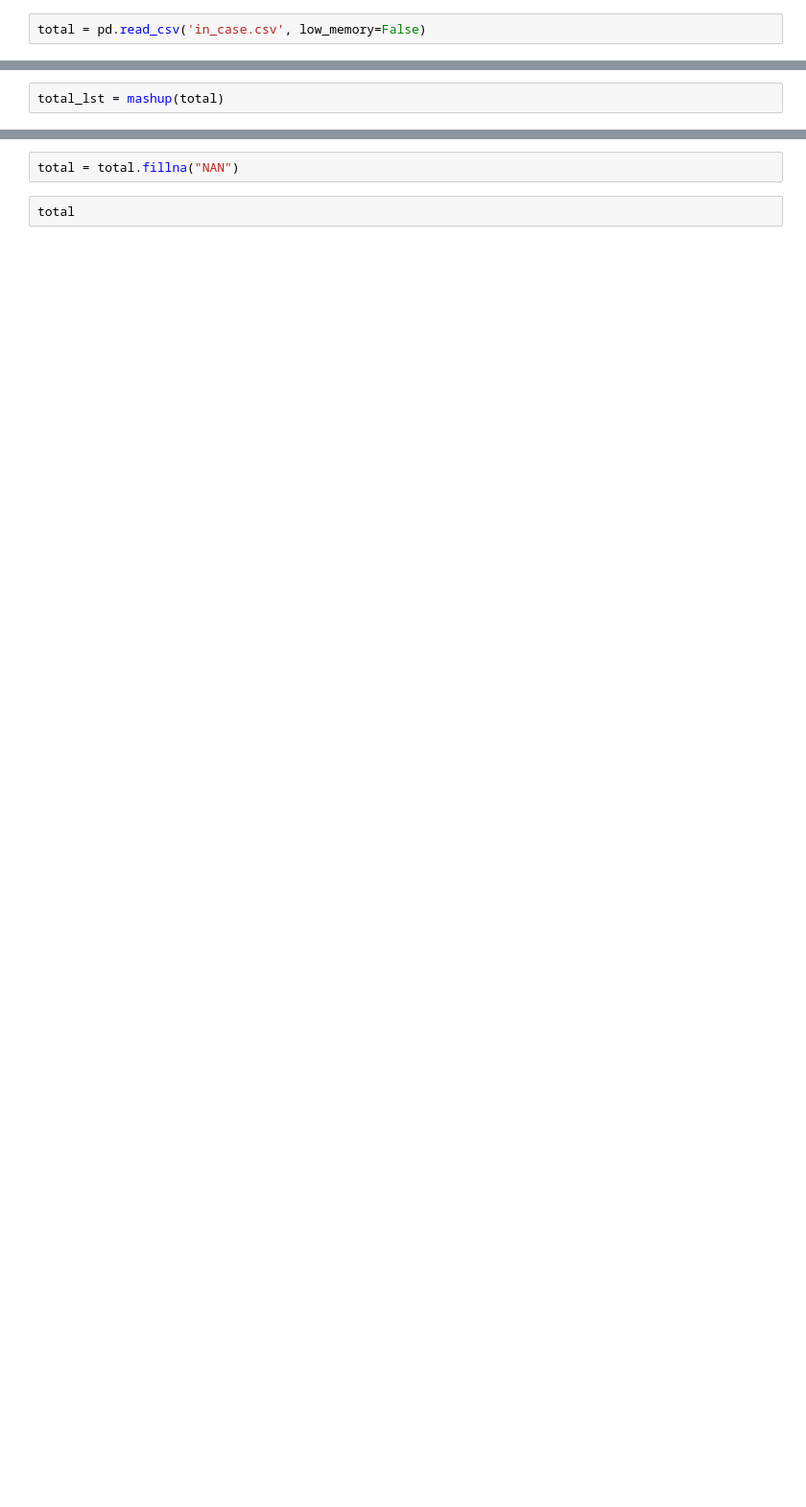
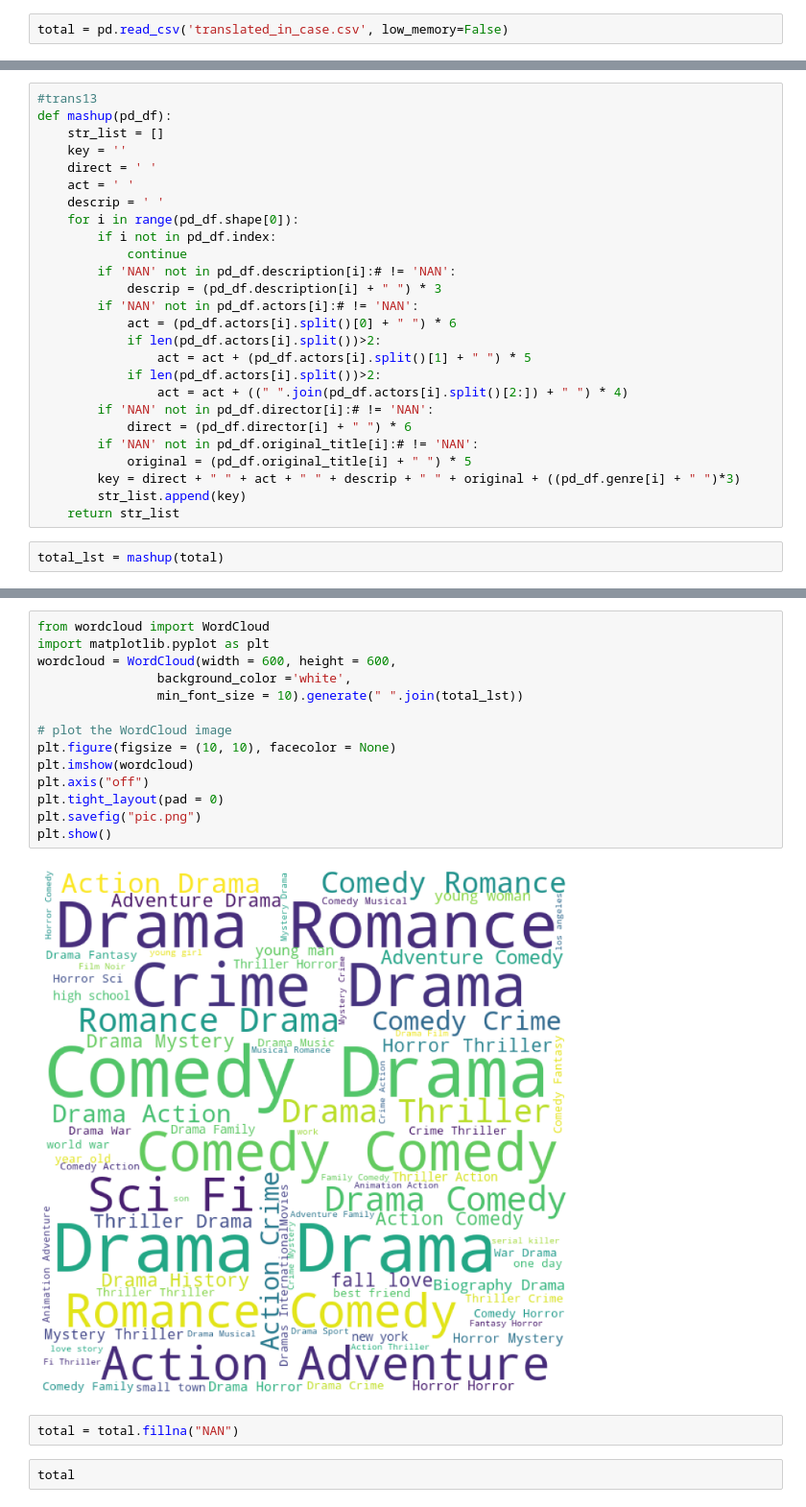
Before and after one commit to JRStingl/Capstone3, a Jupyter notebook: ProgressOnCombined.ipynb, the cells around one changed output, grey strips where cells are left out. Shown: that part at 96% size. Drawn from its saved outputs; the diff is of its cells as text; blank space fills up the shorter version.

```diff
--- a/ProgressOnCombined.ipynb
+++ b/ProgressOnCombined.ipynb
@@ -71,5 +71,5 @@ total.to_csv('in_case.csv')
 # %%
-total = pd.read_csv('in_case.csv', low_memory=False)
+total = pd.read_csv('translated_in_case.csv', low_memory=False)
 # %%
 total.drop('Unnamed: 0', axis=1, inplace=True)
 # %%
@@ -95,2 +235,28 @@ def mashup(pd_df):
+# %%
+#trans13
+def mashup(pd_df):
+    str_list = []
+    key = ''
+    direct = ' '
+    act = ' '
+    descrip = ' '
+    for i in range(pd_df.shape[0]):
+        if i not in pd_df.index:
+            continue
+        if 'NAN' not in pd_df.description[i]:# != 'NAN':
+            descrip = (pd_df.description[i] + " ") * 3
+        if 'NAN' not in pd_df.actors[i]:# != 'NAN':
+            act = (pd_df.actors[i].split()[0] + " ") * 6
+            if len(pd_df.actors[i].split())>2:
+                act = act + (pd_df.actors[i].split()[1] + " ") * 5
+            if len(pd_df.actors[i].split())>2:
+                act = act + ((" ".join(pd_df.actors[i].split()[2:]) + " ") * 4)
+        if 'NAN' not in pd_df.director[i]:# != 'NAN':
+            direct = (pd_df.director[i] + " ") * 6
+        if 'NAN' not in pd_df.original_title[i]:# != 'NAN':
+            original = (pd_df.original_title[i] + " ") * 5
+        key = direct + " " + act + " " + descrip + " " + original + ((pd_df.genre[i] + " ")*3)
+        str_list.append(key)
+    return str_list
 # %%
 total_lst = mashup(total)
@@ -97,3 +270,19 @@ total_lst = mashup(total)
+# %%
+from wordcloud import WordCloud
+import matplotlib.pyplot as plt
+wordcloud = WordCloud(width = 600, height = 600,
+				background_color ='white',
+				min_font_size = 10).generate(" ".join(total_lst))
+
+# plot the WordCloud image
+plt.figure(figsize = (10, 10), facecolor = None)
+plt.imshow(wordcloud)
+plt.axis("off")
+plt.tight_layout(pad = 0)
+plt.savefig("pic.png")
+plt.show()
+# %% [output]
+[figure, added]
 # %%
 total = total.fillna("NAN")
 # %%
```
Also changed, not shown: parts of 50 cells of this notebook, 1 other file.
